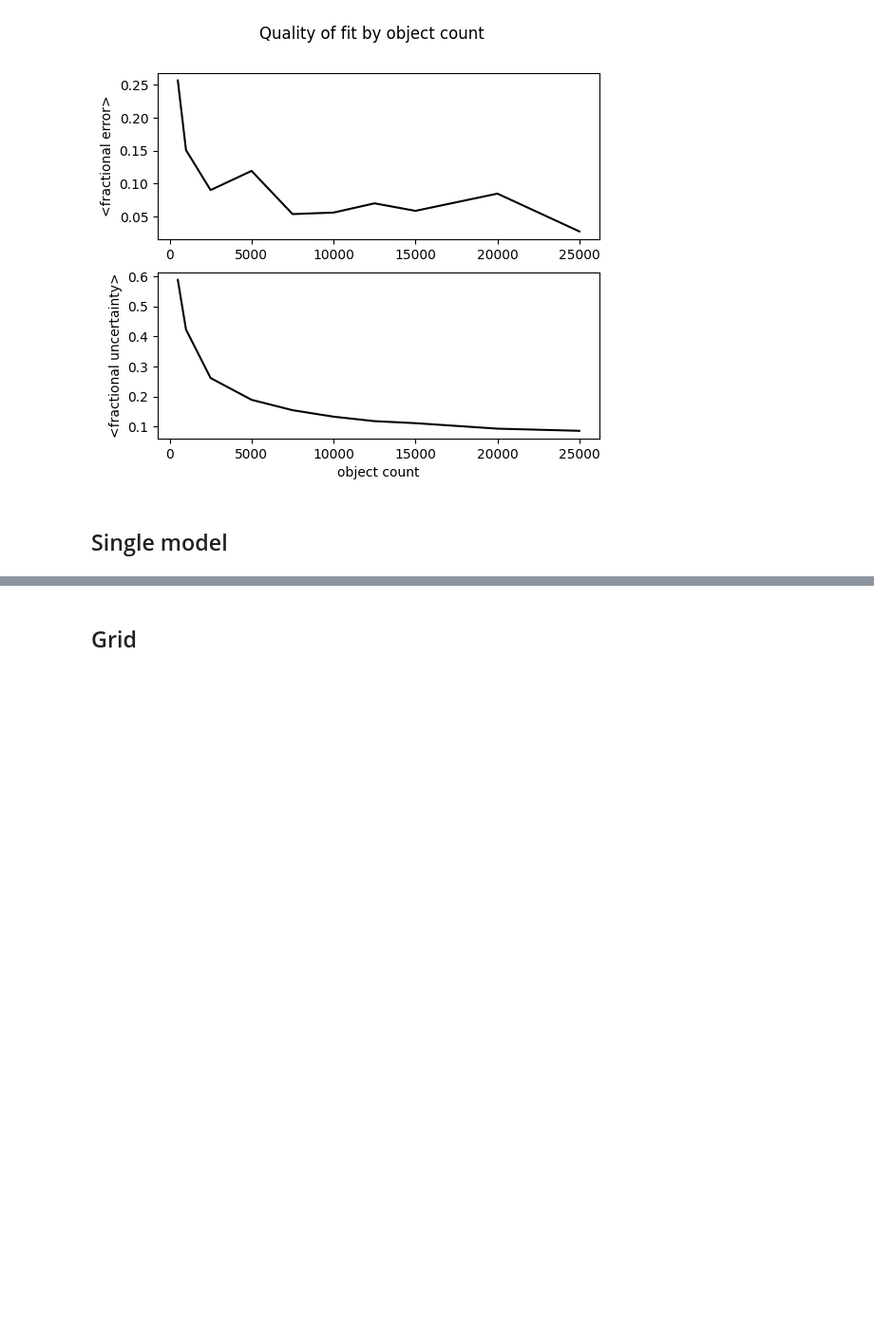
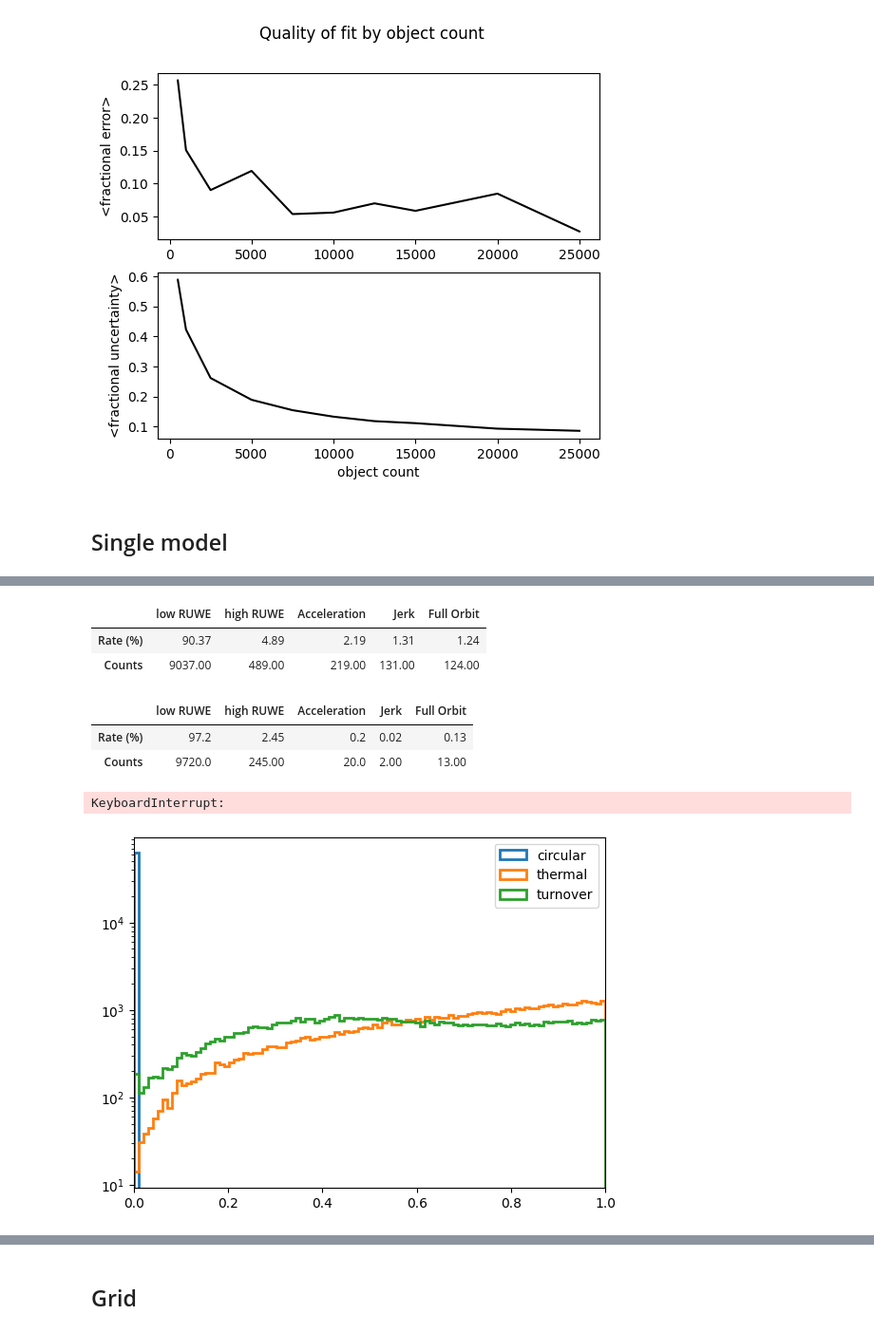
Before and after one commit to BenPennell/BrownDwarfProbabilities, a Jupyter notebook: SynthData.ipynb, the cells around one changed output, grey strips where cells are left out. Shown at 95% size. Cells and saved outputs as stored; diff of their text form; code cells hidden in the pictures; blank space fills up the shorter version.

```diff
--- a/SynthData.ipynb
+++ b/SynthData.ipynb
@@ -816,0 +826,39 @@ plt.suptitle("Quality of fit by object count");
+# %%
+dataset = synthdata_13
+soltypes = np.array([d["solution_type"] for d in dataset])
+rates = [len(dataset[soltypes == soltype])/len(dataset)*100 for soltype in [0,5,7,9,12]]
+grid = [
+    rates,
+    [int(grp/100*len(dataset)) for grp in rates]
+]
+row_labels = ["Rate (%)", "Counts"]
+col_labels = ["low RUWE", "high RUWE", "Acceleration", "Jerk", "Full Orbit"]
+pd.DataFrame(grid, index=row_labels, columns=col_labels)
+# %% [output]
+|  | low RUWE | high RUWE | Acceleration | Jerk | Full Orbit |
+| Rate (%) | 90.37 | 4.89 | 2.19 | 1.31 | 1.24 |
+| Counts | 9037.00 | 489.00 | 219.00 | 131.00 | 124.00 |
+# %%
+dataset = synthdata_17
+soltypes = np.array([d["solution_type"] for d in dataset])
+rates = [len(dataset[soltypes == soltype])/len(dataset)*100 for soltype in [0,5,7,9,12]]
+grid = [
+    rates,
+    [int(grp/100*len(dataset)) for grp in rates]
+]
+row_labels = ["Rate (%)", "Counts"]
+col_labels = ["low RUWE", "high RUWE", "Acceleration", "Jerk", "Full Orbit"]
+pd.DataFrame(grid, index=row_labels, columns=col_labels)
+# %% [output]
+|  | low RUWE | high RUWE | Acceleration | Jerk | Full Orbit |
+| Rate (%) | 97.2 | 2.45 | 0.2 | 0.02 | 0.13 |
+| Counts | 9720.0 | 245.00 | 20.0 | 2.00 | 13.00 |
+# %%
+binary_fraction = 0.35
+p_model = (5,3)
+ecc_types = ["circular"]#, "thermal", "turnover"]
+gen_data = []
+for ecc_type in ecc_types:
+    gen_data.append(sd.create_synthetic_data(250000, mdwarfs[::10], binary_fraction, p_model, ecc_type=ecc_type))
+# %% [output]
+KeyboardInterrupt:
@@ -816,0 +873,11 @@ plt.suptitle("Quality of fit by object count");
+# %%
+tbins = np.linspace(0,1,100)
+for i in range(3):
+    working_synthdata = np.array(synthdata[i])
+    binaries = working_synthdata[[s["is_binary"] == True for s in working_synthdata]]
+    plt.hist([b["ecc"] for b in binaries], bins=tbins, histtype='step', linewidth=2, label=["circular", "thermal", "turnover"][i])
+plt.xlim([0,1]);
+plt.legend();
+plt.yscale('log')
+# %% [output]
+[figure, added]
```
Also changed, not shown: parts of 21 cells of this notebook, 10 other files.
